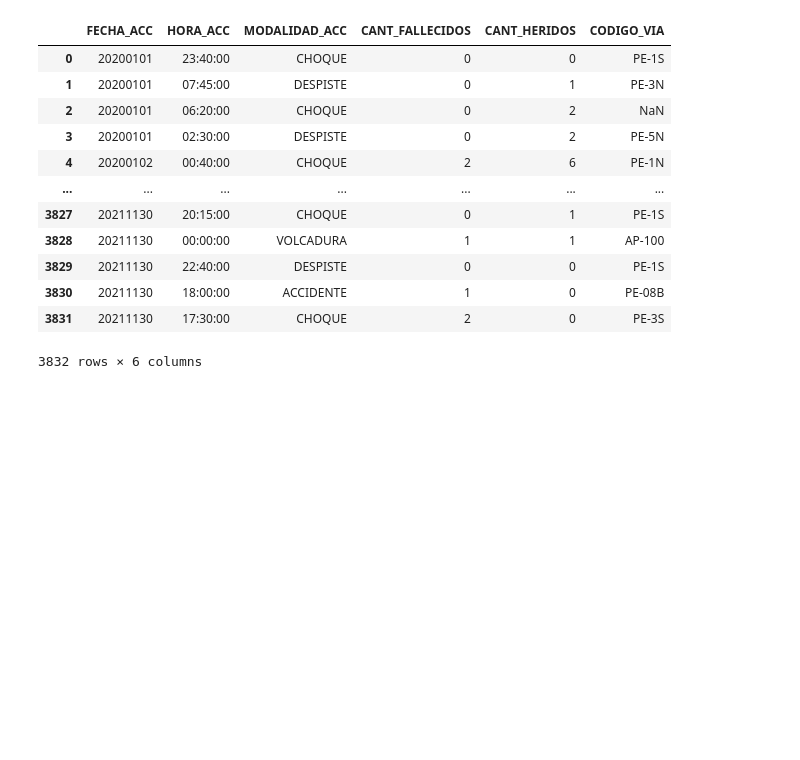
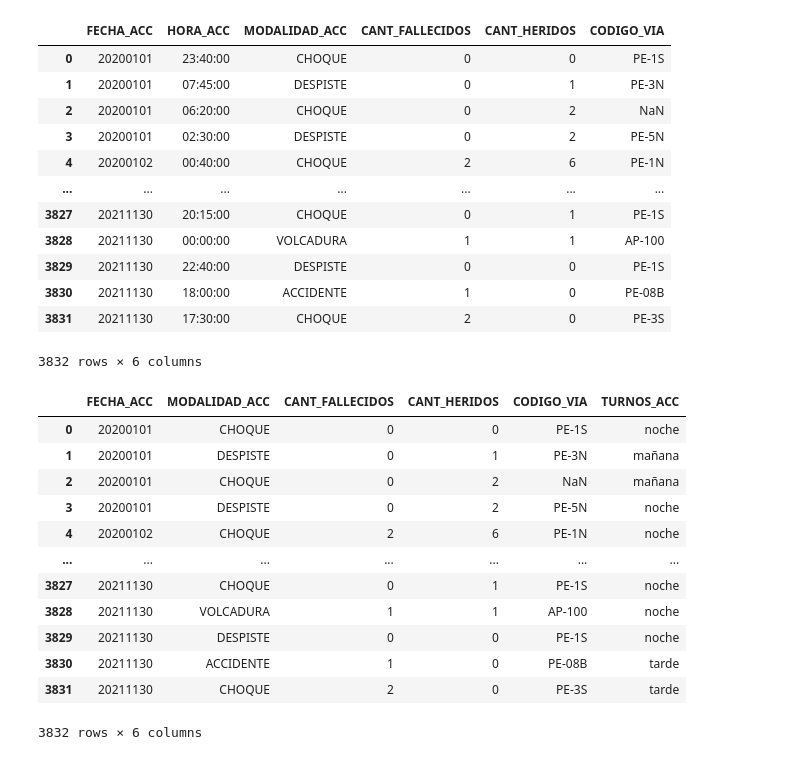
Before and after one commit to voz-mk/sistemas-inteligentes, a Jupyter notebook: main.ipynb, the cells around one changed output. Saved outputs shown, nothing was run; the diff lists cells and outputs as text; code cells hidden in the pictures; blank space fills up the shorter version.

Commit message:
convertir datos de hora a texto por tunos (mañana, tarde y noche) y eliminar columna "HORA_ACC"

```diff
--- a/main.ipynb
+++ b/main.ipynb
@@ -58,0 +74,28 @@ df
+# %%
+# Cargar datos cuando se convirtio la hora de accidente a texto hora "mañana,tarde o noche"
+
+df= pd.read_csv('/content/drive/MyDrive/Mydrive/accidentes_transformado.csv', encoding='utf-8-sig' )
+
+#df1.head()
+#df1
+# Corregir la lista de columnas a eliminar
+DROP_COLUMNS = ['HORA_ACC']
+
+# Eliminar las columnas especificadas
+df.drop(DROP_COLUMNS, axis=1, inplace=True)
+df.head()
+df
+# %% [output]
+|  | FECHA_ACC | MODALIDAD_ACC | CANT_FALLECIDOS | CANT_HERIDOS | CODIGO_VIA | TURNOS_ACC |
+| 0 | 20200101 | CHOQUE | 0 | 0 | PE-1S | noche |
+| 1 | 20200101 | DESPISTE | 0 | 1 | PE-3N | mañana |
+| 2 | 20200101 | CHOQUE | 0 | 2 | NaN | mañana |
+| 3 | 20200101 | DESPISTE | 0 | 2 | PE-5N | noche |
+| 4 | 20200102 | CHOQUE | 2 | 6 | PE-1N | noche |
+| ... | ... | ... | ... | ... | ... | ... |
+| 3827 | 20211130 | CHOQUE | 0 | 1 | PE-1S | noche |
+| 3828 | 20211130 | VOLCADURA | 1 | 1 | AP-100 | noche |
+| 3829 | 20211130 | DESPISTE | 0 | 0 | PE-1S | noche |
+| 3830 | 20211130 | ACCIDENTE | 1 | 0 | PE-08B | tarde |
+| 3831 | 20211130 | CHOQUE | 2 | 0 | PE-3S | tarde |
+3832 rows × 6 columns
```
Also changed, not shown: parts of 1 cell of this notebook.
